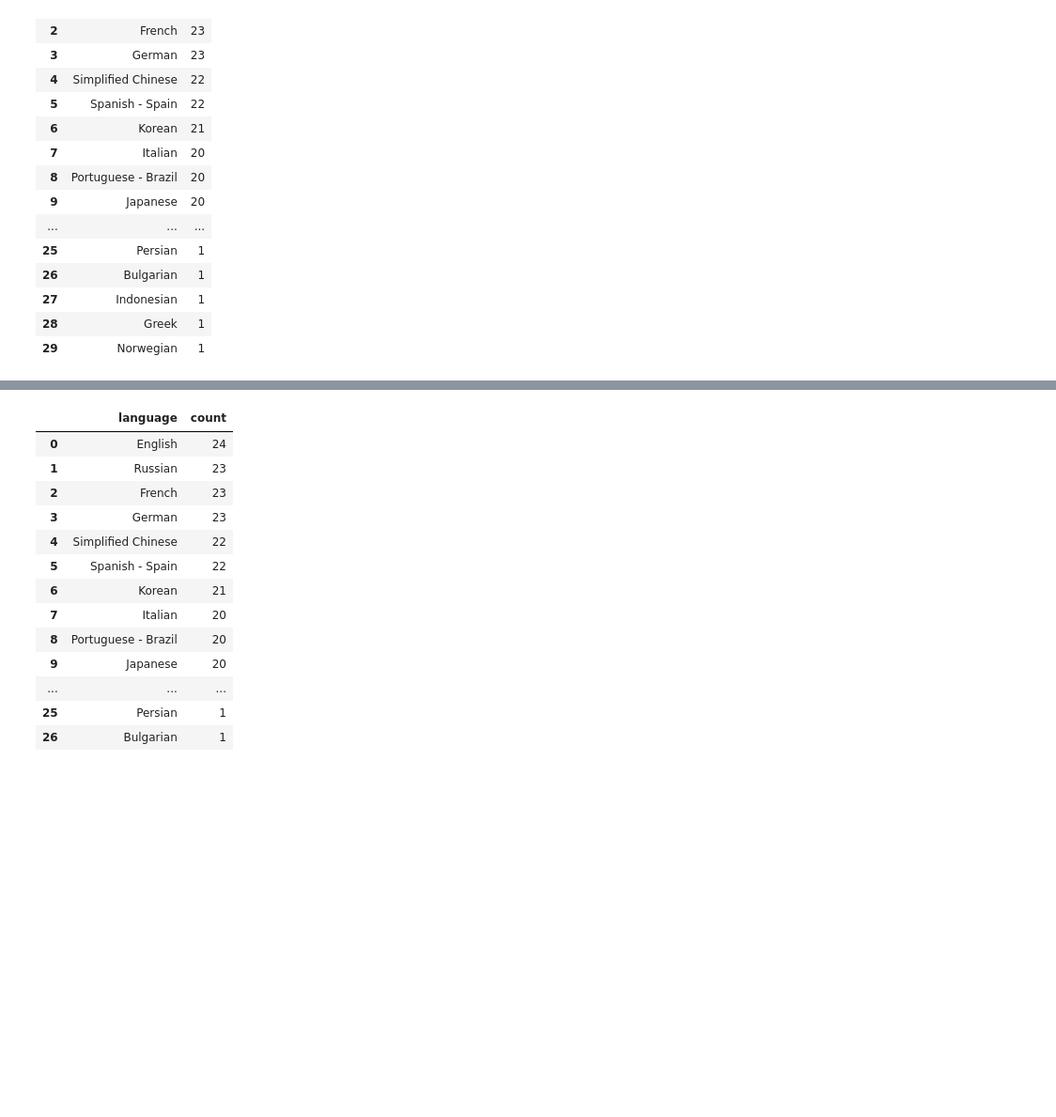
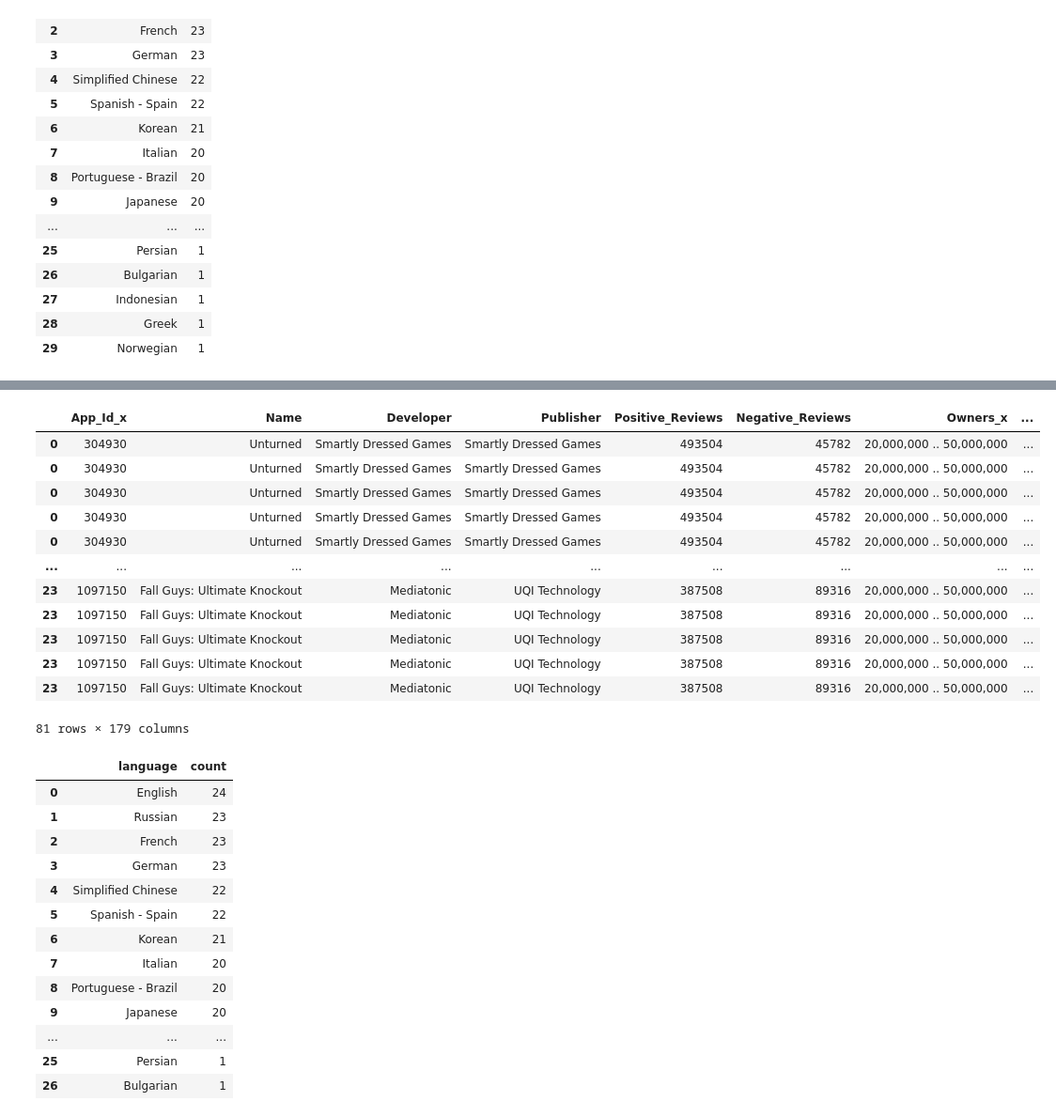
Before and after one commit to barbsjean/Steam_data_analysis, a Jupyter notebook: The Steam Notebook.ipynb, the cells around one changed output, grey strips where cells are left out. Shown at 94% size. Saved outputs shown, nothing was run; the diff lists cells and outputs as text; code cells hidden in the pictures; blank space fills up the shorter version.

```diff
--- a/The Steam Notebook.ipynb
+++ b/The Steam Notebook.ipynb
@@ -623,3 +719,22 @@ steam_api_owners_20_50_mil_merged.sort_values('Positive_Reviews', ascending = Fa
+# %%
+steam_api_owners_20_50_mil_merged_GENRE = steam_api_owners_20_50_mil_merged
+steam_api_owners_20_50_mil_merged_GENRE['genre'] = steam_api_owners_20_50_mil_merged_GENRE['genre'].str.split(',')
+steam_api_owners_20_50_mil_merged_GENRE = steam_api_owners_20_50_mil_merged_GENRE.explode('genre')
+steam_api_owners_20_50_mil_merged_GENRE
+# %% [output]
+|  | App_Id_x | Name | Developer | Publisher | Positive_Reviews | Negative_Reviews | Owners_x | ... |
+| 0 | 304930 | Unturned | Smartly Dressed Games | Smartly Dressed Games | 493504 | 45782 | 20,000,000 .. 50,000,000 | ... |
+| 0 | 304930 | Unturned | Smartly Dressed Games | Smartly Dressed Games | 493504 | 45782 | 20,000,000 .. 50,000,000 | ... |
+| 0 | 304930 | Unturned | Smartly Dressed Games | Smartly Dressed Games | 493504 | 45782 | 20,000,000 .. 50,000,000 | ... |
+| 0 | 304930 | Unturned | Smartly Dressed Games | Smartly Dressed Games | 493504 | 45782 | 20,000,000 .. 50,000,000 | ... |
+| 0 | 304930 | Unturned | Smartly Dressed Games | Smartly Dressed Games | 493504 | 45782 | 20,000,000 .. 50,000,000 | ... |
+| ... | ... | ... | ... | ... | ... | ... | ... | ... |
+| 23 | 1097150 | Fall Guys: Ultimate Knockout | Mediatonic | UQI Technology | 387508 | 89316 | 20,000,000 .. 50,000,000 | ... |
+| 23 | 1097150 | Fall Guys: Ultimate Knockout | Mediatonic | UQI Technology | 387508 | 89316 | 20,000,000 .. 50,000,000 | ... |
+| 23 | 1097150 | Fall Guys: Ultimate Knockout | Mediatonic | UQI Technology | 387508 | 89316 | 20,000,000 .. 50,000,000 | ... |
+| 23 | 1097150 | Fall Guys: Ultimate Knockout | Mediatonic | UQI Technology | 387508 | 89316 | 20,000,000 .. 50,000,000 | ... |
+| 23 | 1097150 | Fall Guys: Ultimate Knockout | Mediatonic | UQI Technology | 387508 | 89316 | 20,000,000 .. 50,000,000 | ... |
+81 rows × 179 columns
 # %%
 from pathlib import Path
 filepath = Path(r'C:\Users\Barbie\Desktop\DA11\Capstone\STEAM\all_csvs\steam_api_owners_20_50_mil_merged.csv')
```
Also changed, not shown: parts of 150 cells of this notebook, 3 other files.
